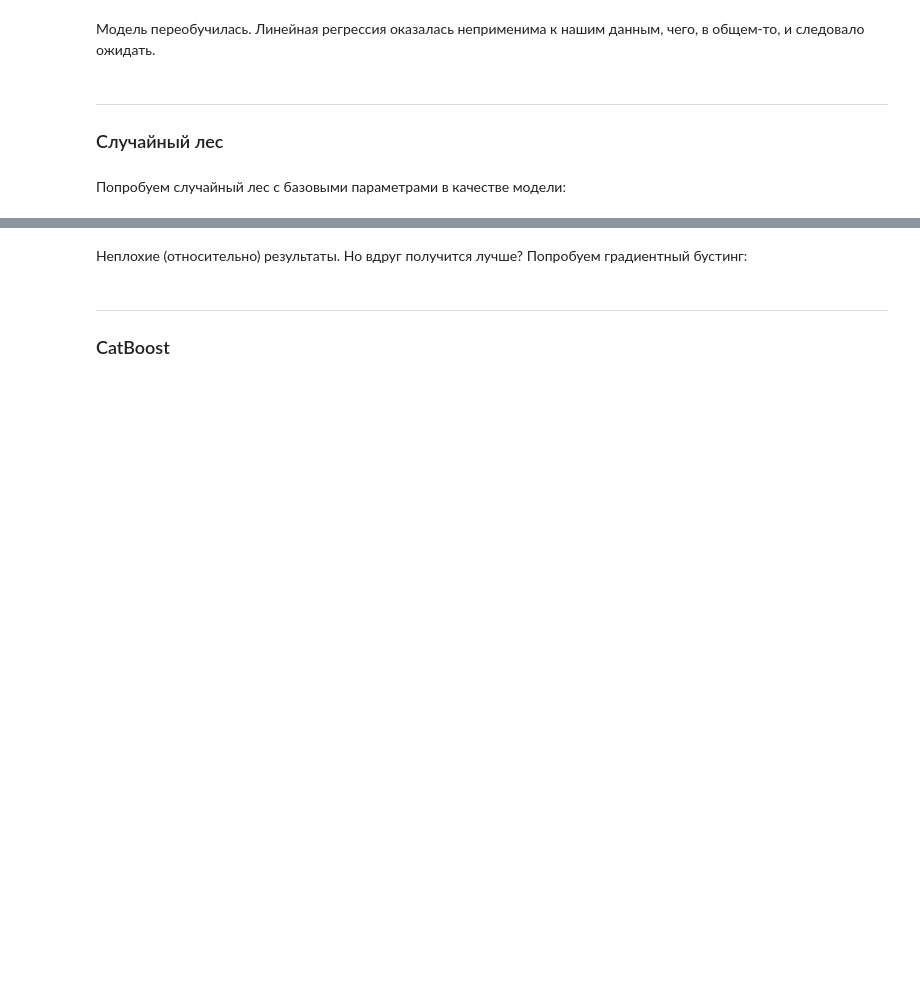
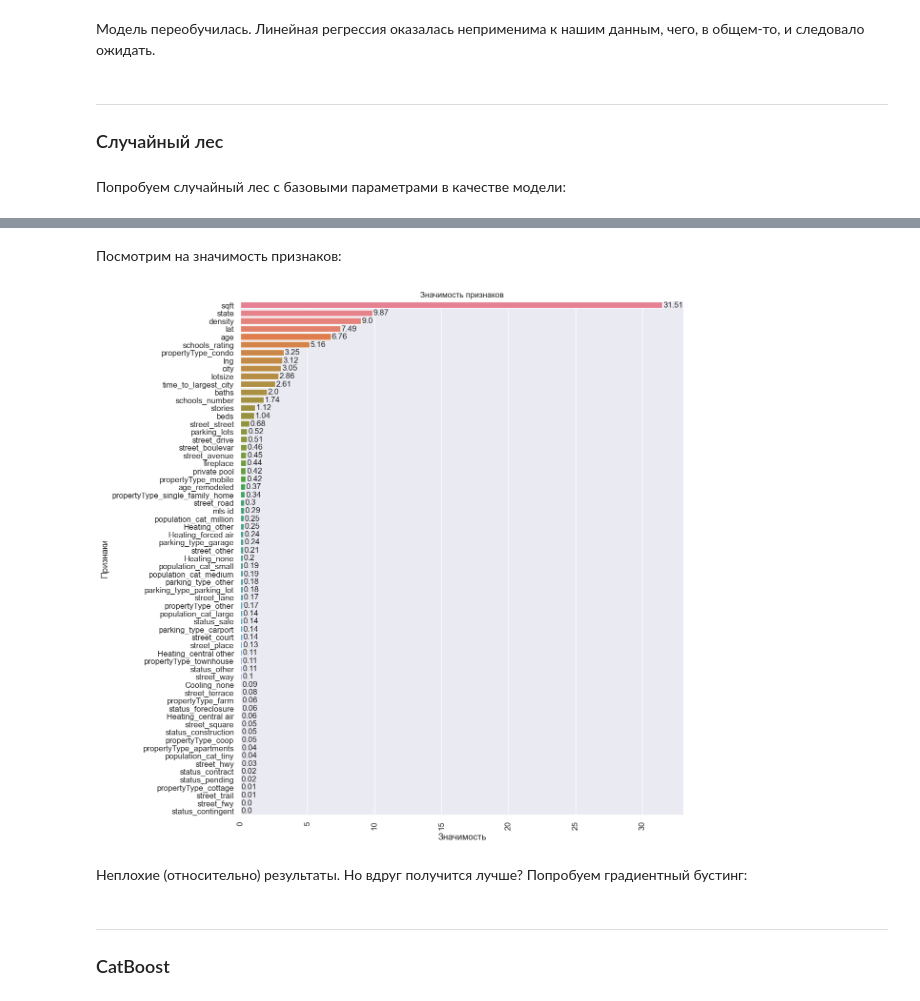
Before and after one commit to MaximZhambalov/Project_Final, a Jupyter notebook: Project_Final.ipynb, the cells around one changed output, grey strips where cells are left out. Cells and saved outputs as stored; diff of their text form; code cells hidden in the pictures; blank space fills up the shorter version.

```diff
--- a/Project_Final.ipynb
+++ b/Project_Final.ipynb
@@ -272,11 +272,14 @@ def corr_matrix_check(corr_matrix, target, thresh=0.85):
                 cols_to_drop_corr['corr_with_target_2'].append(ind + '=' + str(corr_matrix.loc[ind, target]))
     return pd.DataFrame.from_dict(cols_to_drop_corr, orient='columns')
 # %%
-# Функция для отрисовки значимости признаков для Catboost, сортирует признаки по значимости, принимает на вход модель
+# Функция для отрисовки значимости признаков для моделей, сортирует признаки по значимости, принимает на вход два массива: названия признаков и значимость
 
-def feature_importances_catboost(model):
+def feature_importances_plot(feature_names, feature_importances):
+    # проверяем порядок значений
+    if np.sum(feature_importances) == 1:
+        feature_importances *= 100
     # создаём упорядоченный словарь, в котором в качестве ключей будут признаки, а в качестве значений - значимость этих признаков
-    features_dict = {model.feature_names_[i]: model.feature_importances_[i] for i in range(len(model.feature_names_))}
+    features_dict = {feature_names[i]: feature_importances[i] for i in range(len(feature_names))}
     # сортируем его и снова собираем
     features_dict = sorted(features_dict.items(), reverse=True, key=lambda x: x[1])
     features_dict = {features_dict[i][0]: features_dict[i][1] for i in range(len(features_dict))}
@@ -2195,3 +2198,9 @@ scores(X_train, X_test, y_train, y_test, rf)
+# %% [markdown]
+Посмотрим на значимость признаков:
+# %%
+feature_importances_plot(rf.feature_names_in_, rf.feature_importances_)
+# %% [output]
+[figure, added]
 # %% [markdown]
 Неплохие (относительно) результаты. Но вдруг получится лучше? Попробуем градиентный бустинг:
 # %% [markdown]
```
Also changed, not shown: parts of 13 cells of this notebook, 1 other file.
